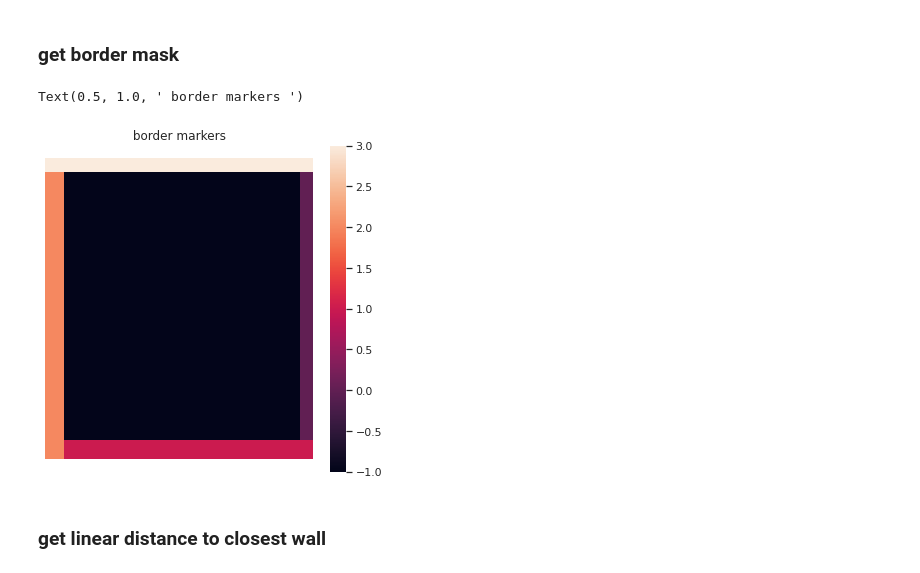
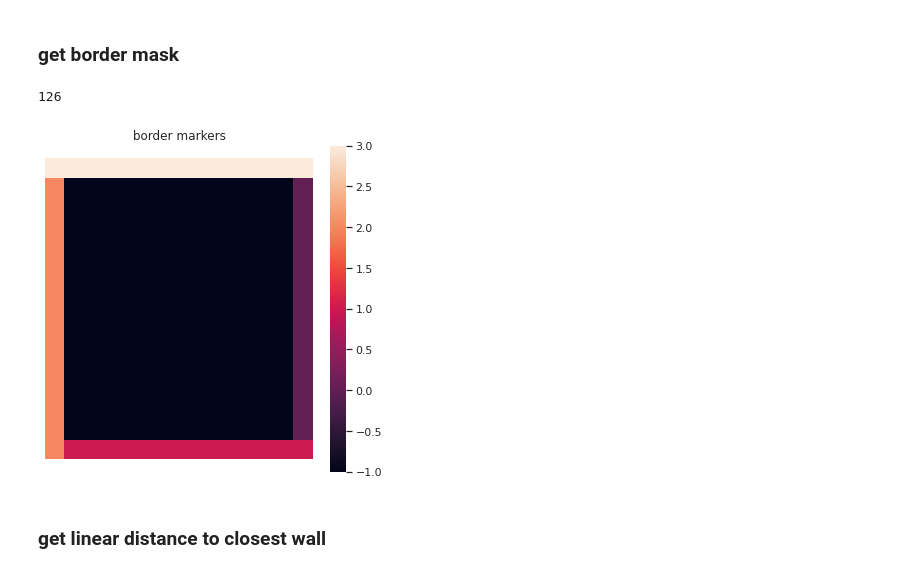
Before and after one commit to alexgonzl/TMA, a Jupyter notebook: Notebooks/border_score_dev.ipynb, the cells around one changed output. Cells and saved outputs as stored; diff of their text form; code cells hidden in the pictures.

```diff
--- a/Notebooks/border_score_dev.ipynb
+++ b/Notebooks/border_score_dev.ipynb
@@ -167,17 +163,19 @@ Text(0.5, 1.0, ' Field IDs ')
 # %%
 border_width = track_params.border_width_bins
 map_height, map_width = fr_map.shape # in bins
 border_wide_mask = np.ones_like(fr_map, dtype=int)*-1
-border_wide_mask[:, map_width:(map_width-border_width):-1] = 0 # right / East
+border_wide_mask[:, (map_width):(map_width-border_width-1):-1] = 0 # right / East
+
 border_wide_mask[0:border_width,:] = 1 # top / North
 border_wide_mask[:, 0:border_width] = 2 # left / West
-border_wide_mask[map_height:(map_height-border_width):-1,:] = 3 # bottom / Sout
+border_wide_mask[map_height:(map_height-border_width-1):-1,:] = 3 # bottom / Sout
 
 f,ax = plot_map(border_wide_mask)
 ax.set_title(' border markers ')
+np.sum(border_wide_mask==3)
 # %% [output]
-Text(0.5, 1.0, ' border markers ')
+126
-[figure, old version]
+[figure, new version]
 # %% [markdown]
 ### get linear distance to closest wall
 # %%
```
Also changed, not shown: parts of 59 cells of this notebook, 6 other files.
